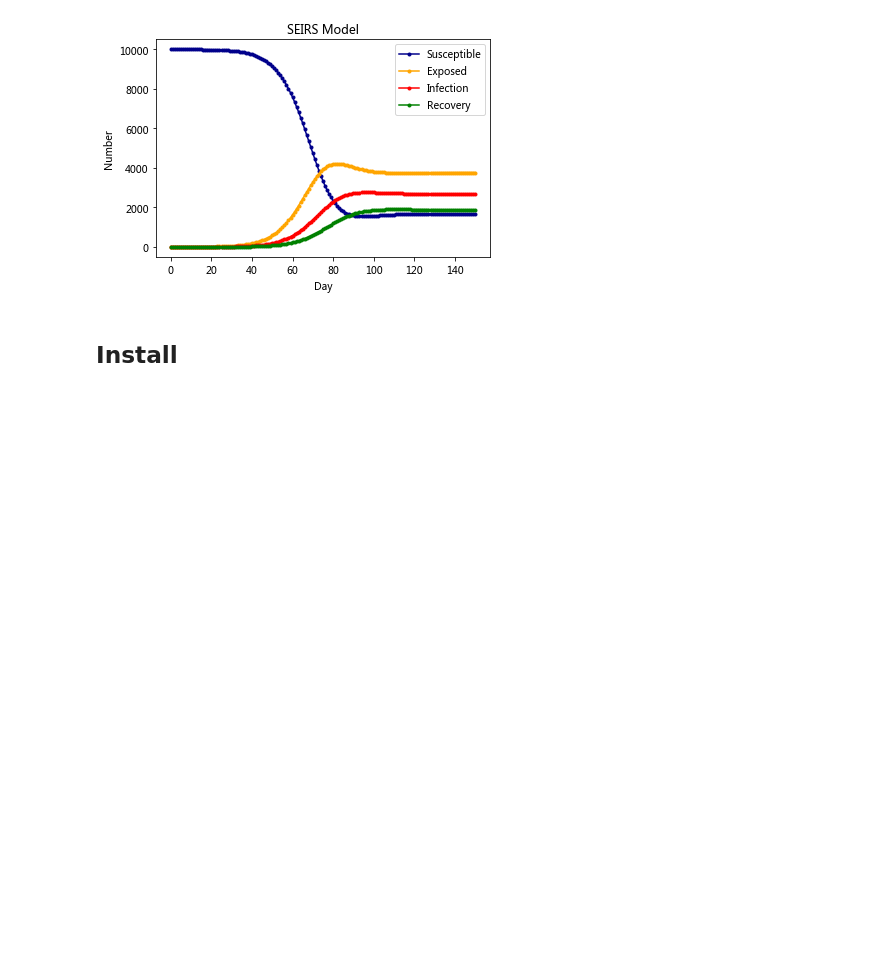
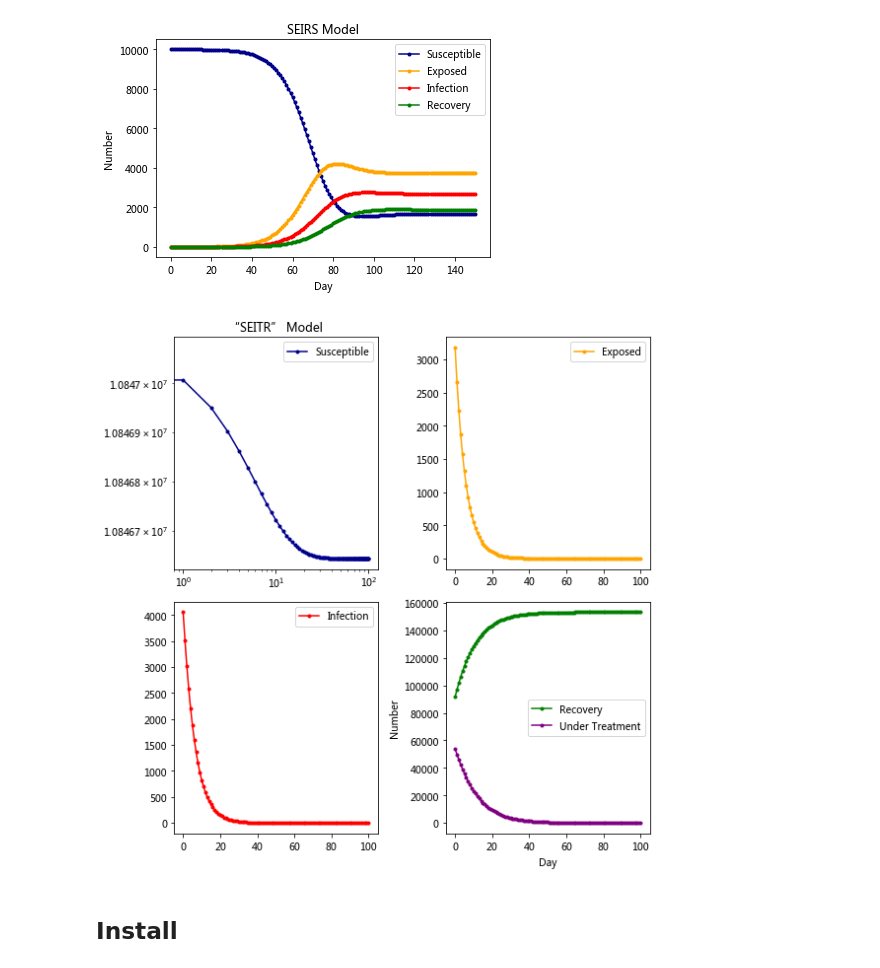
Before and after one commit to SocratesClub/css, a Jupyter notebook: notebook/04.02.network_diffusion.ipynb, the cells around one changed output. Cells and saved outputs as stored; diff of their text form; code cells hidden in the pictures; blank space fills up the shorter version.

```diff
--- a/notebook/04.02.network_diffusion.ipynb
+++ b/notebook/04.02.network_diffusion.ipynb
@@ -302,6 +302,84 @@ plt.ylabel('Number')
 plt.show()
 # %% [output]
 [figure]
+# %%
+# https://zhuanlan.zhihu.com/p/115869172
+import scipy.integrate as spi
+import numpy as np
+import matplotlib.pyplot as plt
+
+# N为人群总数
+N =11000000
+# β为传染率系数
+beta = 0.01
+# gamma为恢复率系数
+gamma = 0.1
+#δ为受到治疗系数
+δ = 0.3
+# Te为疾病潜伏期
+Te = 5
+# I_0为感染未住院的初始人数
+I_0 = 4058
+# E_0为潜伏者的初始人数
+E_0 = 3178
+# R_0为治愈者的初始人数
+R_0 = 91750
+#T_0为治疗中的初始人数
+T_0 = 53941
+# S_0为易感者的初始人数
+S_0 = N - I_0 - E_0 - R_0 - T_0
+# T为传播时间
+T = 100
+
+# INI为初始状态下的数组
+INI = (S_0,E_0,I_0,R_0,T_0)
+
+def funcSEIR(inivalue,_):
+    Y = np.zeros(5)
+    X = inivalue
+    # 易感个体变化
+    Y[0] = - (beta * X[0] *( X[2]+X[1])) / N
+    # 潜伏个体变化
+    Y[1] = (beta * X[0] *( X[2]+X[1])) / N - X[1] / Te
+    # 感染未住院
+    Y[2] = X[1] / Te - δ * X[2]
+    # 治愈个体变化
+    Y[3] = gamma * X[4]
+    #治疗中个体变化
+    Y[4] = δ* X[2] - gamma* X[4]
+    return Y
+
+T_range = np.arange(0,T + 1)
+
+RES = spi.odeint(funcSEIR,INI,T_range)
+
+
+plt.figure(figsize = [8, 8])
+
+plt.subplot(221)
+plt.plot(RES[:,0],color = 'darkblue',label = 'Susceptible',marker = '.')
+plt.yscale('log')
+plt.xscale('log')
+plt.legend()
+plt.title('“SEITR” Model')
+
+plt.subplot(222)
+plt.plot(RES[:,1],color = 'orange',label = 'Exposed',marker = '.')
+plt.legend()
+plt.subplot(223)
+plt.plot(RES[:,2],color = 'red',label = 'Infection',marker = '.')
+plt.legend()
+plt.subplot(224)
+plt.plot(RES[:,3],color = 'green',label = 'Recovery',marker = '.')
+plt.plot(RES[:,4],color = 'purple',label = 'Under Treatment',marker = '.')
+plt.legend()
+
+
+plt.xlabel('Day')
+plt.ylabel('Number')
+plt.tight_layout()
+# %% [output]
+[figure, added]
 # %% [markdown]
 ## Install
 # %%
```
Also changed, not shown: 4 other files.
